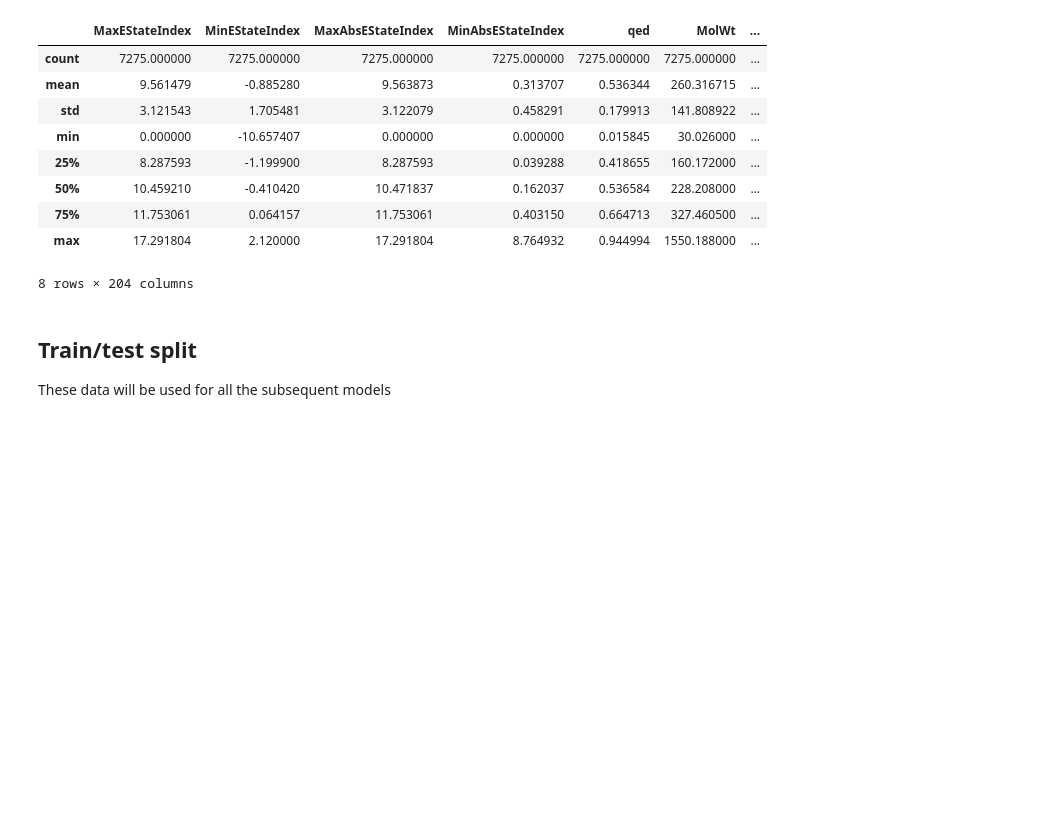
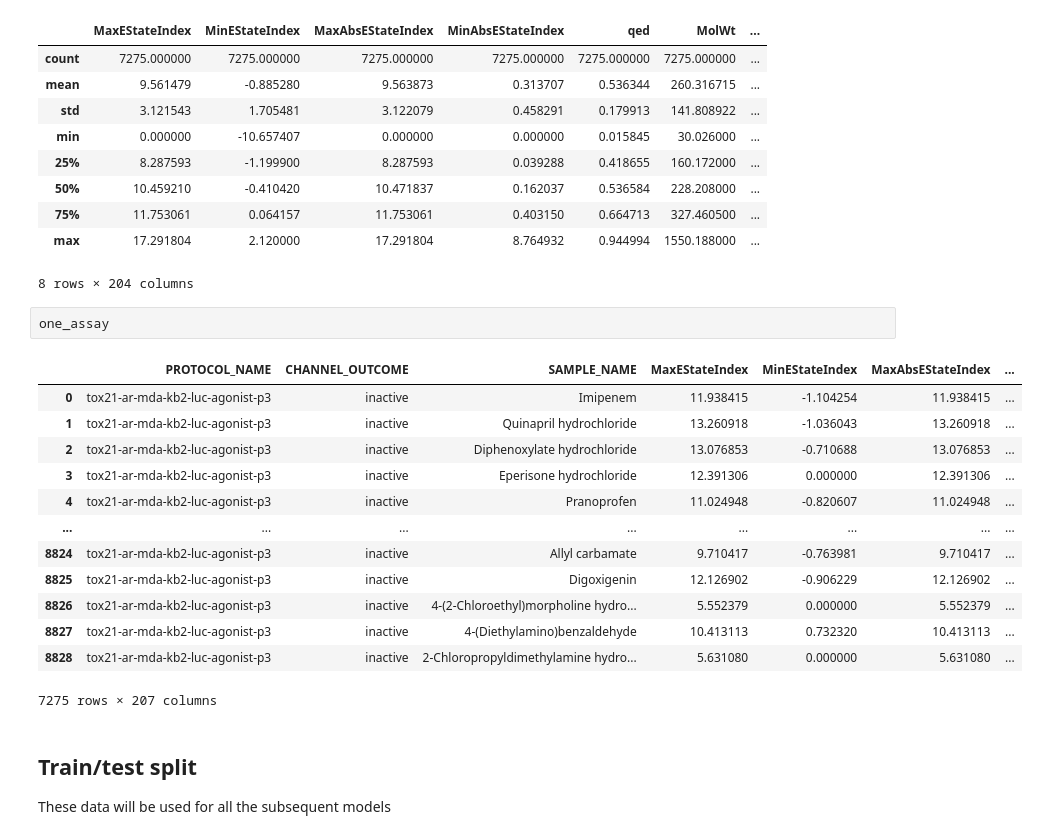
Before and after one commit to ncats/bayesian-bioassay, a Jupyter notebook: notebooks/Simple_Logistic_Regression.ipynb, the cells around one changed output. Cells and saved outputs as stored; diff of their text form; blank space fills up the shorter version.

```diff
--- a/notebooks/Simple_Logistic_Regression.ipynb
+++ b/notebooks/Simple_Logistic_Regression.ipynb
@@ -48,6 +50,22 @@ one_assay.describe()
 | 75% | 11.753061 | 0.064157 | 11.753061 | 0.403150 | 0.664713 | 327.460500 | ... |
 | max | 17.291804 | 2.120000 | 17.291804 | 8.764932 | 0.944994 | 1550.188000 | ... |
 8 rows × 204 columns
+# %%
+one_assay
+# %% [output]
+|  | PROTOCOL_NAME | CHANNEL_OUTCOME | SAMPLE_NAME | MaxEStateIndex | MinEStateIndex | MaxAbsEStateIndex | ... |
+| 0 | tox21-ar-mda-kb2-luc-agonist-p3 | inactive | Imipenem | 11.938415 | -1.104254 | 11.938415 | ... |
+| 1 | tox21-ar-mda-kb2-luc-agonist-p3 | inactive | Quinapril hydrochloride | 13.260918 | -1.036043 | 13.260918 | ... |
+| 2 | tox21-ar-mda-kb2-luc-agonist-p3 | inactive | Diphenoxylate hydrochloride | 13.076853 | -0.710688 | 13.076853 | ... |
+| 3 | tox21-ar-mda-kb2-luc-agonist-p3 | inactive | Eperisone hydrochloride | 12.391306 | 0.000000 | 12.391306 | ... |
+| 4 | tox21-ar-mda-kb2-luc-agonist-p3 | inactive | Pranoprofen | 11.024948 | -0.820607 | 11.024948 | ... |
+| ... | ... | ... | ... | ... | ... | ... | ... |
+| 8824 | tox21-ar-mda-kb2-luc-agonist-p3 | inactive | Allyl carbamate | 9.710417 | -0.763981 | 9.710417 | ... |
+| 8825 | tox21-ar-mda-kb2-luc-agonist-p3 | inactive | Digoxigenin | 12.126902 | -0.906229 | 12.126902 | ... |
+| 8826 | tox21-ar-mda-kb2-luc-agonist-p3 | inactive | 4-(2-Chloroethyl)morpholine hydro... | 5.552379 | 0.000000 | 5.552379 | ... |
+| 8827 | tox21-ar-mda-kb2-luc-agonist-p3 | inactive | 4-(Diethylamino)benzaldehyde | 10.413113 | 0.732320 | 10.413113 | ... |
+| 8828 | tox21-ar-mda-kb2-luc-agonist-p3 | inactive | 2-Chloropropyldimethylamine hydro... | 5.631080 | 0.000000 | 5.631080 | ... |
+7275 rows × 207 columns
 # %% [markdown]
 ## Train/test split
 
```
Also changed, not shown: parts of 6 cells of this notebook, 21 other files.
